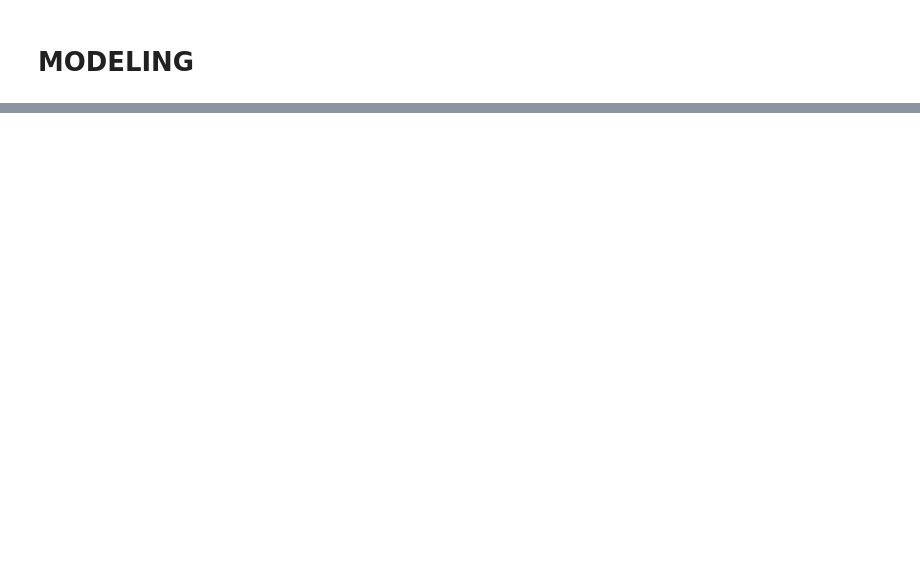
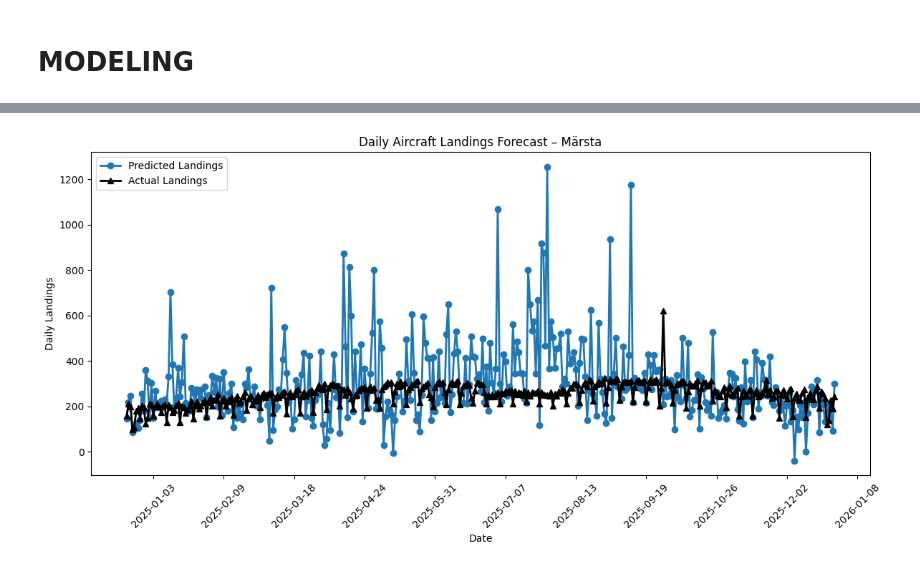
Before and after one commit to astega1/ML_Scale_Project, a Jupyter notebook: pipelines/training_pipeline_trends.ipynb, the cells around one changed output, grey strips where cells are left out. Cells and saved outputs as stored; diff of their text form; code cells hidden in the pictures; blank space fills up the shorter version.

```diff
--- a/pipelines/training_pipeline_trends.ipynb
+++ b/pipelines/training_pipeline_trends.ipynb
@@ -315,0 +228,40 @@ xgb_regressor.save_model(model_dir + "/model.json")
+# %%
+import matplotlib.pyplot as plt
+from matplotlib.patches import Patch
+from matplotlib.ticker import MultipleLocator
+import pandas as pd
+
+def plot_landing_forecast(city: str,
+                          df: pd.DataFrame,
+                          file_path: str,
+                          hindcast=False):
+
+    fig, ax1 = plt.subplots(figsize=(12, 6))
+
+    day = pd.to_datetime(df['date'])
+
+    # ---- Main axis: landings ----
+    ax1.plot(day, df['predicted_landings'],
+             label='Predicted Landings',
+             color='tab:blue', linewidth=2, marker='o')
+
+    if hindcast:
+        ax1.plot(day, df['total_landings'],
+                 label='Actual Landings',
+                 color='black', linewidth=2, marker='^')
+
+    ax1.set_ylabel('Daily Landings')
+    ax1.set_xlabel('Date')
+    ax1.set_title(f"Daily Aircraft Landings Forecast – {city}")
+    ax1.legend(loc='upper left')
+
+    # ---- X-axis density control ----
+    if len(df) > 12:
+        ax1.xaxis.set_major_locator(MultipleLocator(len(df) // 10))
+
+    plt.xticks(rotation=45)
+    plt.tight_layout()
+    return plt
+
+plot_landing_forecast("Märsta", df, "flight_weather_model/images", hindcast=True)
+# %% [output]
@@ -315,0 +269 @@ xgb_regressor.save_model(model_dir + "/model.json")
+[figure, added]
```
Also changed, not shown: parts of 31 cells of this notebook, 9 other files.
